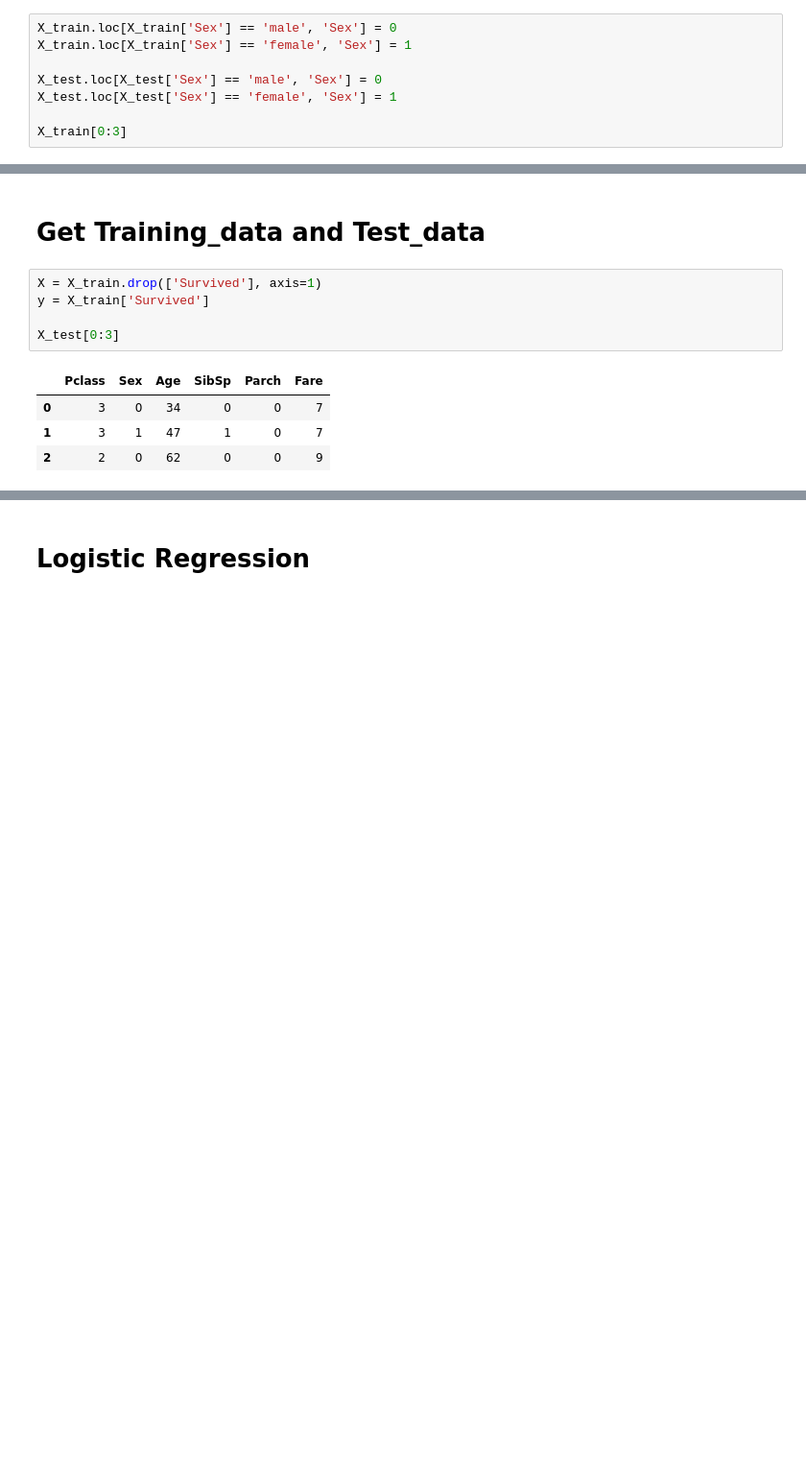
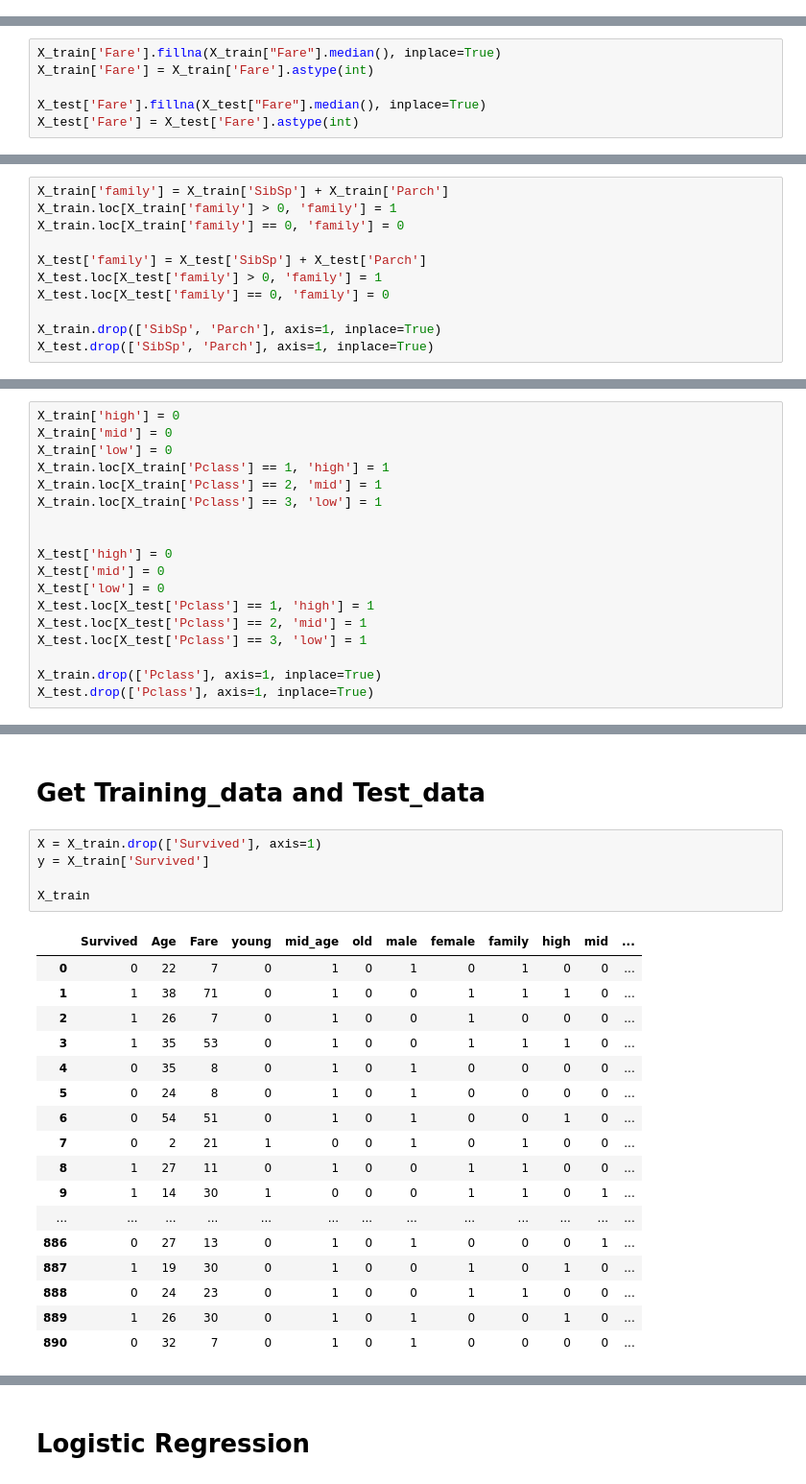
Before and after one commit to bianXiaoTuan/MachineLearning, a Jupyter notebook: kaggle/titanic/tutorial.ipynb, the cells around one changed output, grey strips where cells are left out. Shown at 96% size. Saved outputs shown, nothing was run; the diff lists cells and outputs as text; blank space fills up the shorter version.

```diff
--- a/kaggle/titanic/tutorial.ipynb
+++ b/kaggle/titanic/tutorial.ipynb
@@ -47,8 +223,0 @@ X_train[0:3]
-# %%
-X_train.loc[X_train['Sex'] == 'male', 'Sex'] = 0
-X_train.loc[X_train['Sex'] == 'female', 'Sex'] = 1
-
-X_test.loc[X_test['Sex'] == 'male', 'Sex'] = 0
-X_test.loc[X_test['Sex'] == 'female', 'Sex'] = 1
-
-X_train[0:3]
@@ -78,0 +224,6 @@ X_train[0:3]
+# %%
+X_train['Fare'].fillna(X_train["Fare"].median(), inplace=True)
+X_train['Fare'] = X_train['Fare'].astype(int)
+
+X_test['Fare'].fillna(X_test["Fare"].median(), inplace=True)
+X_test['Fare'] = X_test['Fare'].astype(int)
@@ -90,0 +300,11 @@ X_train[0:3]
+# %%
+X_train['family'] = X_train['SibSp'] + X_train['Parch']
+X_train.loc[X_train['family'] > 0, 'family'] = 1
+X_train.loc[X_train['family'] == 0, 'family'] = 0
+
+X_test['family'] = X_test['SibSp'] + X_test['Parch']
+X_test.loc[X_test['family'] > 0, 'family'] = 1
+X_test.loc[X_test['family'] == 0, 'family'] = 0
+
+X_train.drop(['SibSp', 'Parch'], axis=1, inplace=True)
+X_test.drop(['SibSp', 'Parch'], axis=1, inplace=True)
@@ -90,0 +355,18 @@ X_train[0:3]
+# %%
+X_train['high'] = 0
+X_train['mid'] = 0
+X_train['low'] = 0
+X_train.loc[X_train['Pclass'] == 1, 'high'] = 1
+X_train.loc[X_train['Pclass'] == 2, 'mid'] = 1
+X_train.loc[X_train['Pclass'] == 3, 'low'] = 1
+
+
+X_test['high'] = 0
+X_test['mid'] = 0
+X_test['low'] = 0
+X_test.loc[X_test['Pclass'] == 1, 'high'] = 1
+X_test.loc[X_test['Pclass'] == 2, 'mid'] = 1
+X_test.loc[X_test['Pclass'] == 3, 'low'] = 1
+
+X_train.drop(['Pclass'], axis=1, inplace=True)
+X_test.drop(['Pclass'], axis=1, inplace=True)
@@ -93,10 +417,23 @@ X_train[0:3]
 # %%
 X = X_train.drop(['Survived'], axis=1)
 y = X_train['Survived']
 
-X_test[0:3]
+X_train
 # %% [output]
-|  | Pclass | Sex | Age | SibSp | Parch | Fare |
-| 0 | 3 | 0 | 34 | 0 | 0 | 7 |
-| 1 | 3 | 1 | 47 | 1 | 0 | 7 |
-| 2 | 2 | 0 | 62 | 0 | 0 | 9 |
+|  | Survived | Age | Fare | young | mid_age | old | male | female | family | high | mid | ... |
+| 0 | 0 | 22 | 7 | 0 | 1 | 0 | 1 | 0 | 1 | 0 | 0 | ... |
+| 1 | 1 | 38 | 71 | 0 | 1 | 0 | 0 | 1 | 1 | 1 | 0 | ... |
+| 2 | 1 | 26 | 7 | 0 | 1 | 0 | 0 | 1 | 0 | 0 | 0 | ... |
+| 3 | 1 | 35 | 53 | 0 | 1 | 0 | 0 | 1 | 1 | 1 | 0 | ... |
+| 4 | 0 | 35 | 8 | 0 | 1 | 0 | 1 | 0 | 0 | 0 | 0 | ... |
+| 5 | 0 | 24 | 8 | 0 | 1 | 0 | 1 | 0 | 0 | 0 | 0 | ... |
+| 6 | 0 | 54 | 51 | 0 | 1 | 0 | 1 | 0 | 0 | 1 | 0 | ... |
+| 7 | 0 | 2 | 21 | 1 | 0 | 0 | 1 | 0 | 1 | 0 | 0 | ... |
+| 8 | 1 | 27 | 11 | 0 | 1 | 0 | 0 | 1 | 1 | 0 | 0 | ... |
+| 9 | 1 | 14 | 30 | 1 | 0 | 0 | 0 | 1 | 1 | 0 | 1 | ... |
+| ... | ... | ... | ... | ... | ... | ... | ... | ... | ... | ... | ... | ... |
+| 886 | 0 | 27 | 13 | 0 | 1 | 0 | 1 | 0 | 0 | 0 | 1 | ... |
+| 887 | 1 | 19 | 30 | 0 | 1 | 0 | 0 | 1 | 0 | 1 | 0 | ... |
+| 888 | 0 | 24 | 23 | 0 | 1 | 0 | 0 | 1 | 1 | 0 | 0 | ... |
+| 889 | 1 | 26 | 30 | 0 | 1 | 0 | 1 | 0 | 0 | 1 | 0 | ... |
+| 890 | 0 | 32 | 7 | 0 | 1 | 0 | 1 | 0 | 0 | 0 | 0 | ... |
```
Also changed, not shown: parts of 37 cells of this notebook, 1 other file.
